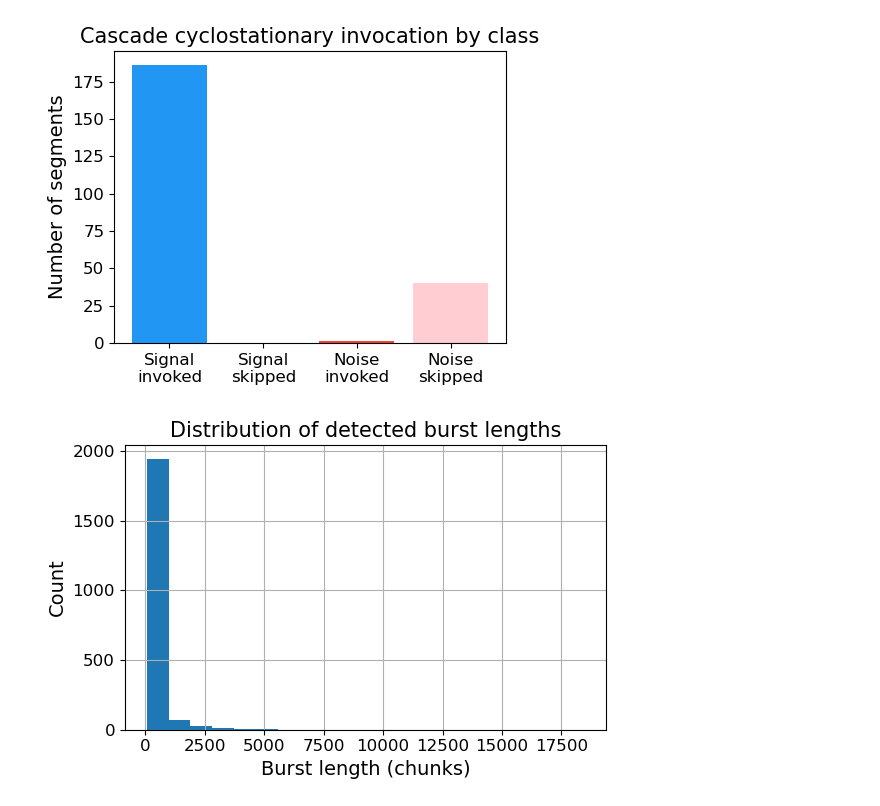
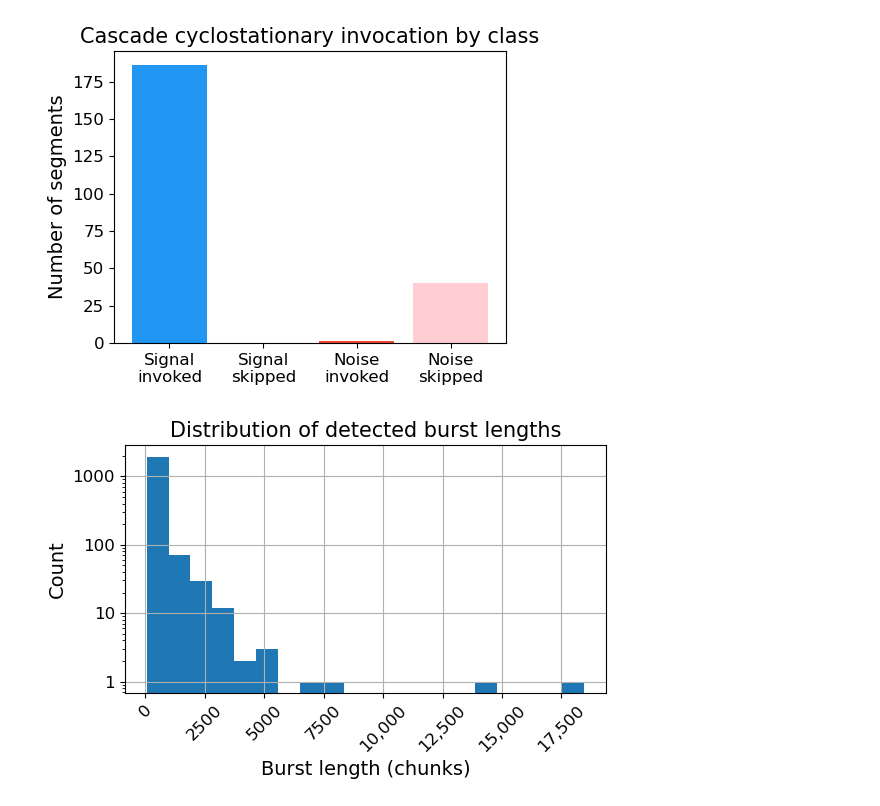
Before and after one commit to owlvano/rfml-uav, a Jupyter notebook: notebooks/paper2-cascade-detection-method/cascade-signal-detection-drone-rf.ipynb, the cells around one changed output. Cells and saved outputs as stored; diff of their text form; code cells hidden in the pictures.

```diff
--- a/notebooks/paper2-cascade-detection-method/cascade-signal-detection-drone-rf.ipynb
+++ b/notebooks/paper2-cascade-detection-method/cascade-signal-detection-drone-rf.ipynb
@@ -318,20 +318,32 @@ fig.savefig(OUT / "main_cyclo_invocation.png", dpi=200)
 plt.show()
 # %% [output]
 [figure]
+# %%
+cascade_stats = {"burst_lengths": np.load(OUT / "burst_lengths.npy")}
 # %%
+from matplotlib.ticker import FuncFormatter
+
 plt.rcParams.update({
     'font.size': 14, 'axes.titlesize': 15, 'axes.labelsize': 14,
     'xtick.labelsize': 12, 'ytick.labelsize': 12, 'legend.fontsize': 12,
 })
 
-plt.figure(figsize=(6, 4))
-plt.hist(cascade_stats["burst_lengths"], bins=20)
-plt.xlabel("Burst length (chunks)")
-plt.ylabel("Count")
-plt.title("Distribution of detected burst lengths")
-plt.grid(True)
-plt.tight_layout()
-plt.savefig(OUT / "main_burst_dist.png", dpi=200)
+def _comma_fmt(x, _):
+    v = int(x)
+    return f"{v:,}" if abs(v) >= 10000 else str(v)
+
+fig, ax = plt.subplots(figsize=(6, 4))
+ax.hist(cascade_stats["burst_lengths"], bins=20)
+ax.set_yscale("log")
+ax.xaxis.set_major_formatter(FuncFormatter(_comma_fmt))
+ax.yaxis.set_major_formatter(FuncFormatter(_comma_fmt))
+ax.set_xlabel("Burst length (chunks)")
+ax.set_ylabel("Count")
+ax.set_title("Distribution of detected burst lengths")
+ax.tick_params(axis='x', rotation=45)
+ax.grid(True)
+fig.tight_layout()
+fig.savefig(OUT / "main_burst_dist.png", dpi=200)
 plt.show()
 # %% [output]
-[figure, old version]
+[figure, new version]
```
Also changed, not shown: 2 other files.
